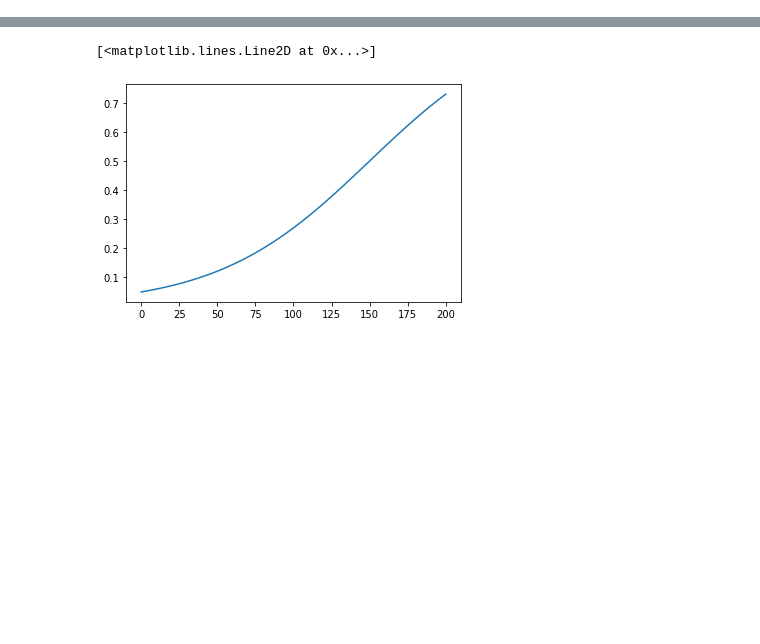
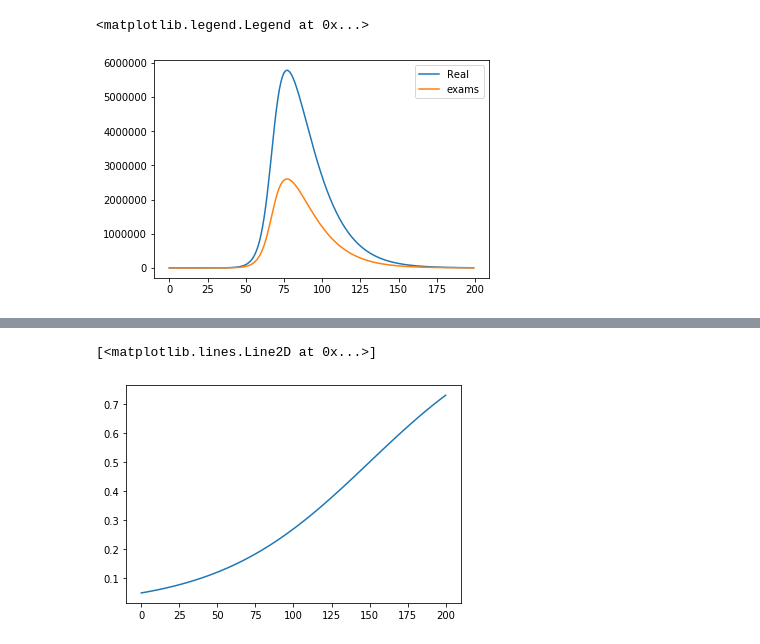
Before and after one commit to guille-c/COVID-19, a Jupyter notebook: notebooks_Chile/SEIR Examenes Chile.ipynb, the cells around one changed output, grey strips where cells are left out. Saved outputs shown, nothing was run; the diff lists cells and outputs as text; code cells hidden in the pictures; blank space fills up the shorter version.

Commit message:
Add SEIR considering the percentage of I detected by tests.

```diff
--- a/notebooks_Chile/SEIR Examenes Chile.ipynb
+++ b/notebooks_Chile/SEIR Examenes Chile.ipynb
@@ -10,0 +37,15 @@ from SEIR import *
+# %%
+beta = 1e-07
+sigma = 1/14.5
+gamma = 1./12.0
+# %%
+pop = 1.8e7
+i0 = 1
+e0 = 0
+r0 = 0
+s0 = pop - i0 - r0 - e0
+
+ts = np.arange (0, 200, 1)
+s_c, e_c, i_c, r_c = SEIR_forward(ts, s0, e0, i0, r0, beta, sigma, gamma)
+
+plt.plot (ts, i_c+r_c)
@@ -10,0 +55,9 @@ from SEIR import *
+# %%
+S_c, E_c, I_c, R_c, I_m, R_m = SEIR_exams (ts, s0, e0, i0, r0, beta, sigma, gamma, a_date, k, a)
+# %%
+plt.plot(I_c, label = "Real")
+plt.plot (I_m, label = "exams")
+plt.legend()
+# %% [output]
+<matplotlib.legend.Legend at 0x...>
+[figure, added]
```
Also changed, not shown: parts of 29 cells of this notebook, 4 other files.
